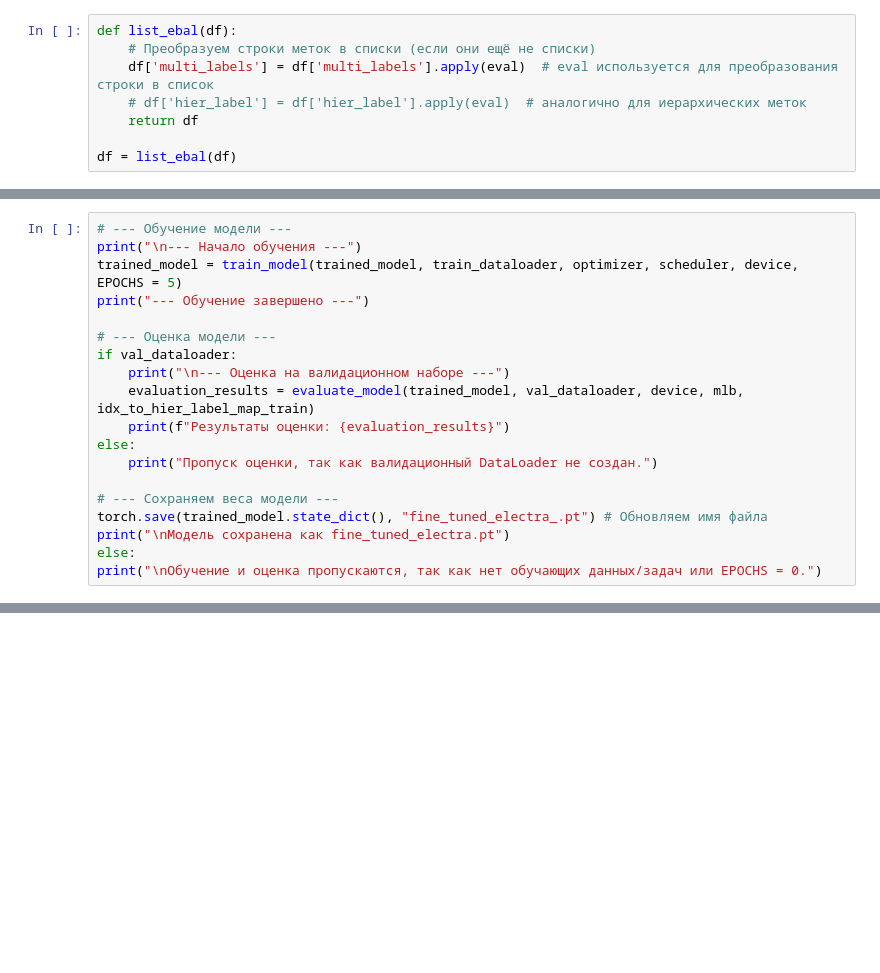
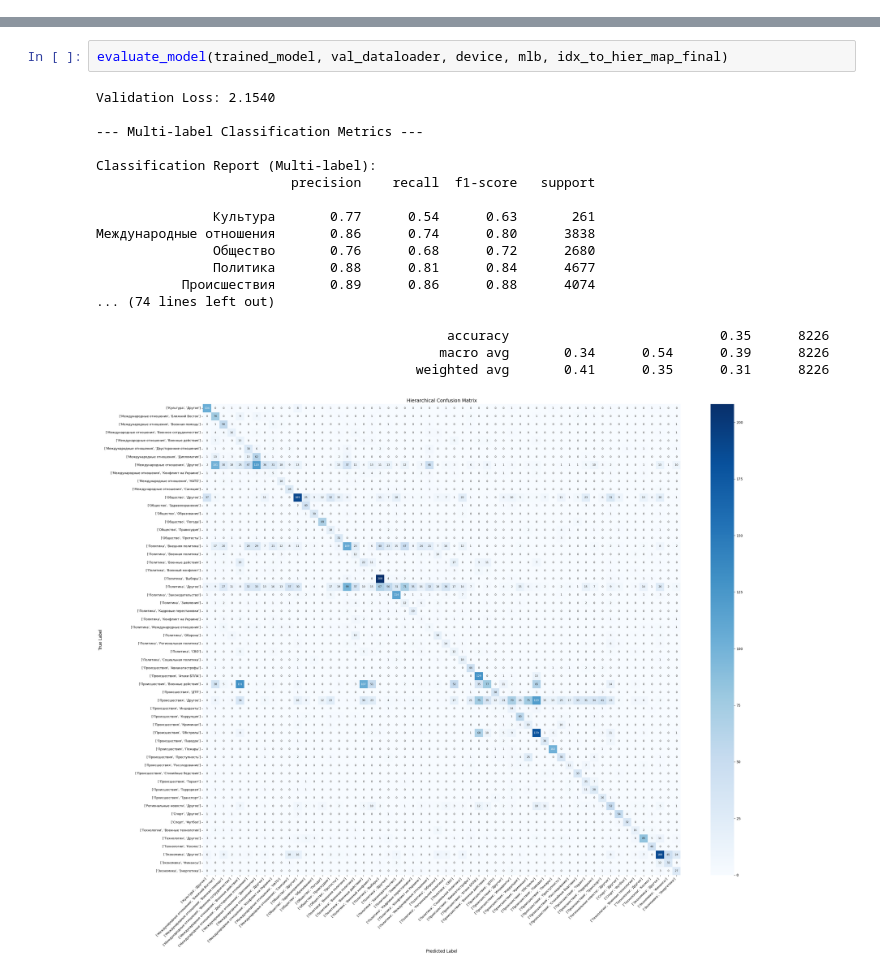
Before and after one commit to maxlyara1/ikanam_news, a Jupyter notebook: notebooks/train_model_process.ipynb, the cells around one changed output, grey strips where cells are left out. Cells and saved outputs as stored; diff of their text form; blank space fills up the shorter version.

```diff
--- a/notebooks/train_model_process.ipynb
+++ b/notebooks/train_model_process.ipynb
@@ -15,8 +40,0 @@ df = df[['text', 'multi_labels','hier_label']]
-# %%
-def list_ebal(df):
-    # Преобразуем строки меток в списки (если они ещё не списки)
-    df['multi_labels'] = df['multi_labels'].apply(eval)  # eval используется для преобразования строки в список
-    # df['hier_label'] = df['hier_label'].apply(eval)  # аналогично для иерархических меток
-    return df
-
-df = list_ebal(df)
@@ -598,19 +40,0 @@ else:
-# %%
-# --- Обучение модели ---
-print("\n--- Начало обучения ---")
-trained_model = train_model(trained_model, train_dataloader, optimizer, scheduler, device, EPOCHS = 5)
-print("--- Обучение завершено ---")
-
-# --- Оценка модели ---
-if val_dataloader:
-    print("\n--- Оценка на валидационном наборе ---")
-    evaluation_results = evaluate_model(trained_model, val_dataloader, device, mlb, idx_to_hier_label_map_train)
-    print(f"Результаты оценки: {evaluation_results}")
-else:
-    print("Пропуск оценки, так как валидационный DataLoader не создан.")
-
-# --- Сохраняем веса модели ---
-torch.save(trained_model.state_dict(), "fine_tuned_electra_.pt") # Обновляем имя файла
-print("\nМодель сохранена как fine_tuned_electra.pt")
-else:
-print("\nОбучение и оценка пропускаются, так как нет обучающих данных/задач или EPOCHS = 0.")
@@ -1030,0 +616,21 @@ MLB загружен из 'mlb_trained.joblib'. Количество класс
+# %%
+evaluate_model(trained_model, val_dataloader, device, mlb, idx_to_hier_map_final)
+# %% [output]
+Validation Loss: 2.1540
+
+--- Multi-label Classification Metrics ---
+
+Classification Report (Multi-label):
+                         precision    recall  f1-score   support
+
+               Культура       0.77      0.54      0.63       261
+Международные отношения       0.86      0.74      0.80      3838
+               Общество       0.76      0.68      0.72      2680
+               Политика       0.88      0.81      0.84      4677
+           Происшествия       0.89      0.86      0.88      4074
+... (74 lines left out)
+
+                                             accuracy                           0.35      8226
+                                            macro avg       0.34      0.54      0.39      8226
+                                         weighted avg       0.41      0.35      0.31      8226
+[figure, added]
```
Also changed, not shown: parts of 11 cells of this notebook, 1 other file.
